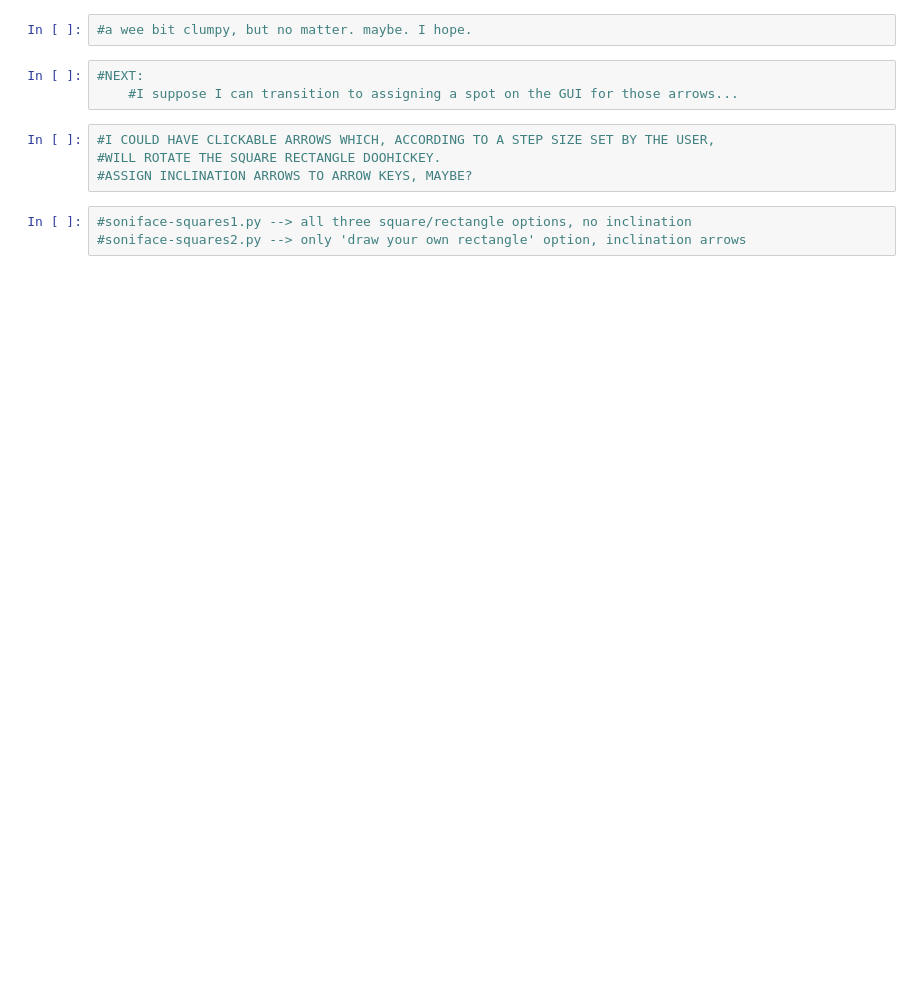
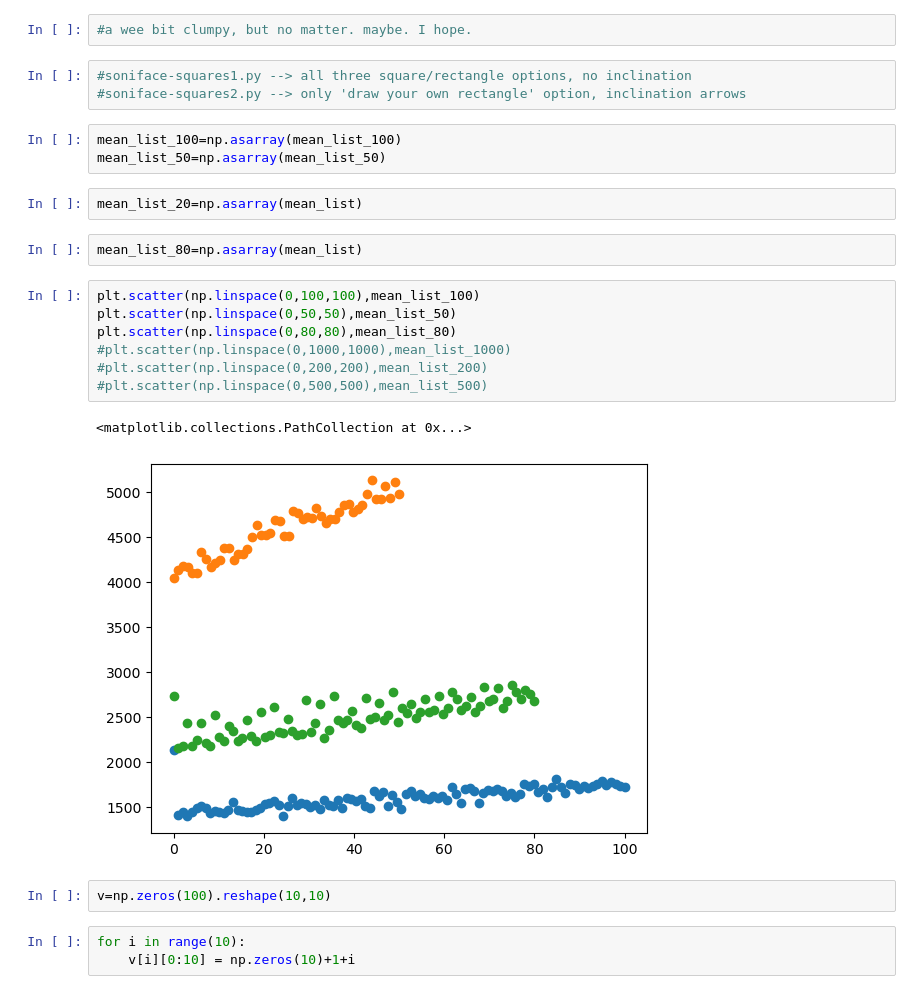
Before and after one commit to Kyssuber/GUI_odyssey, a Jupyter notebook: tutorials/rotating_squares.ipynb, the cells around one changed output. Cells and saved outputs as stored; diff of their text form; blank space fills up the shorter version.

```diff
--- a/tutorials/rotating_squares.ipynb
+++ b/tutorials/rotating_squares.ipynb
@@ -223,12 +241,27 @@ plt.show()
 # %%
 #a wee bit clumpy, but no matter. maybe. I hope.
-# %%
-#NEXT:
-    #I suppose I can transition to assigning a spot on the GUI for those arrows...
-# %%
-#I COULD HAVE CLICKABLE ARROWS WHICH, ACCORDING TO A STEP SIZE SET BY THE USER,
-#WILL ROTATE THE SQUARE RECTANGLE DOOHICKEY.
-#ASSIGN INCLINATION ARROWS TO ARROW KEYS, MAYBE?
 # %%
 #soniface-squares1.py --> all three square/rectangle options, no inclination
 #soniface-squares2.py --> only 'draw your own rectangle' option, inclination arrows
+# %%
+mean_list_100=np.asarray(mean_list_100)
+mean_list_50=np.asarray(mean_list_50)
+# %%
+mean_list_20=np.asarray(mean_list)
+# %%
+mean_list_80=np.asarray(mean_list)
+# %%
+plt.scatter(np.linspace(0,100,100),mean_list_100)
+plt.scatter(np.linspace(0,50,50),mean_list_50)
+plt.scatter(np.linspace(0,80,80),mean_list_80)
+#plt.scatter(np.linspace(0,1000,1000),mean_list_1000)
+#plt.scatter(np.linspace(0,200,200),mean_list_200)
+#plt.scatter(np.linspace(0,500,500),mean_list_500)
+# %% [output]
+<matplotlib.collections.PathCollection at 0x...>
+[figure, added]
+# %%
+v=np.zeros(100).reshape(10,10)
+# %%
+for i in range(10):
+    v[i][0:10] = np.zeros(10)+1+i
```
Also changed, not shown: parts of 8 cells of this notebook, 3 other files.
